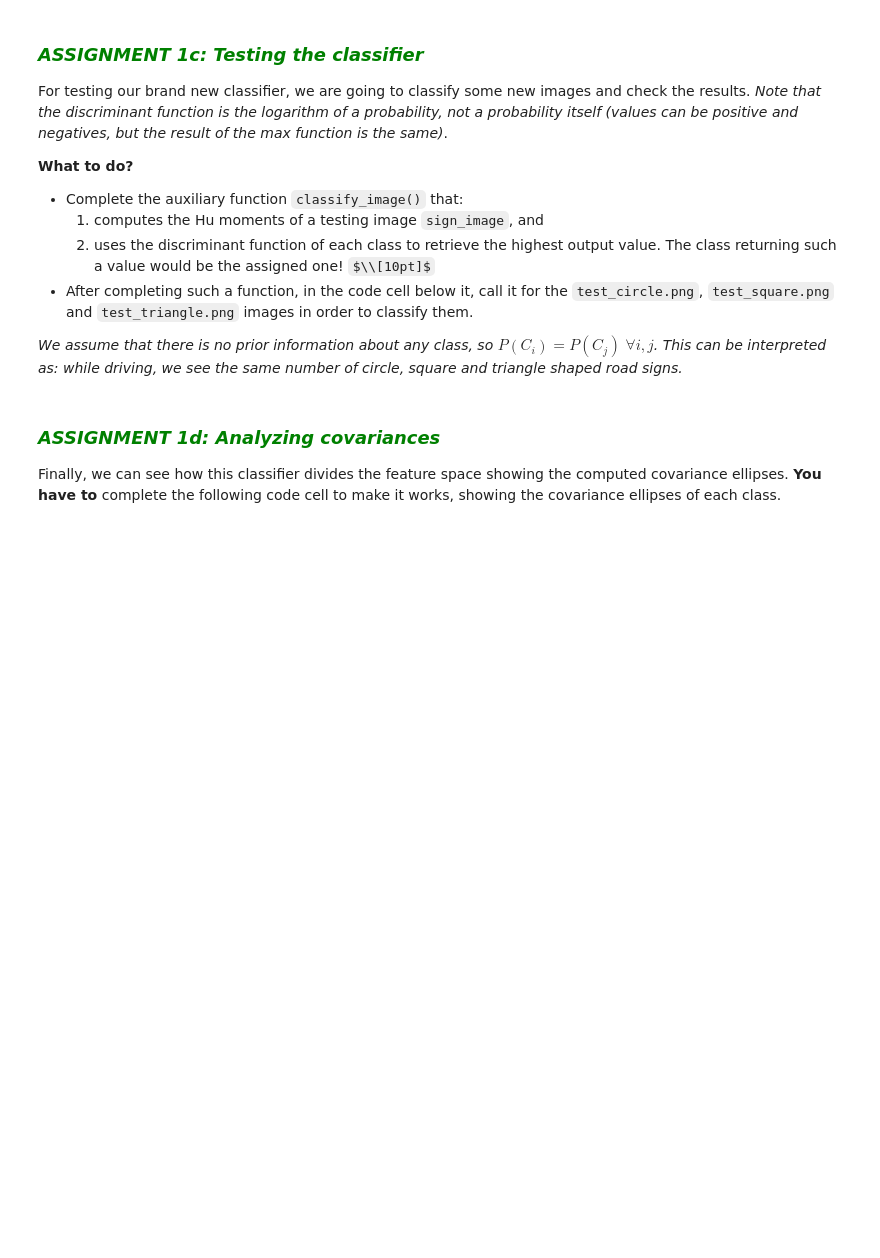
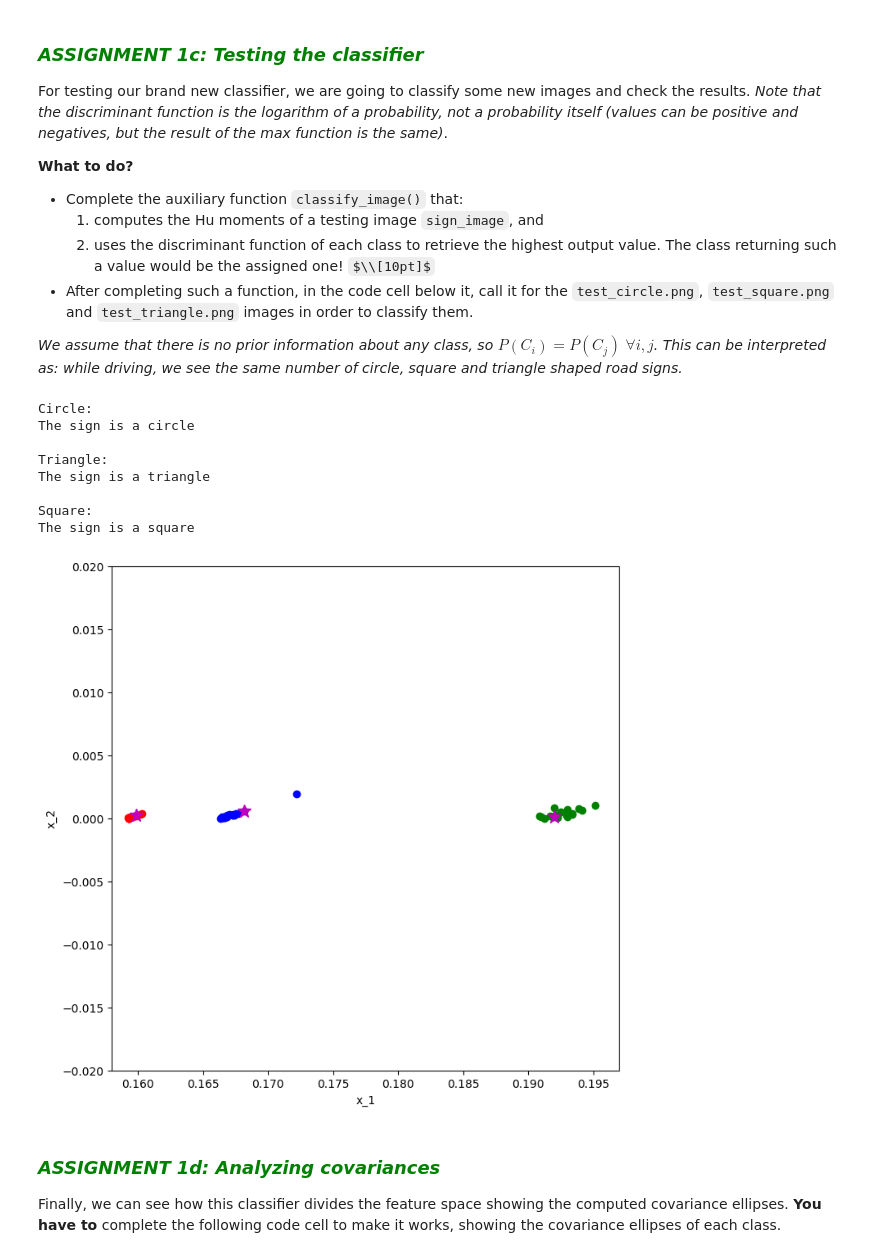
Before and after one commit to Enri238/uma_cv_2025, a Jupyter notebook: Chapter 07. Object Recognition/7.2 Bayesian Classifier based on normal distribution.ipynb, the cells around one changed output. Drawn from its saved outputs; the diff is of its cells as text; code cells hidden in the pictures; some formulas as TeX source; blank space fills up the shorter version.

```diff
--- a/Chapter 07. Object Recognition/7.2 Bayesian Classifier based on normal distribution.ipynb
+++ b/Chapter 07. Object Recognition/7.2 Bayesian Classifier based on normal distribution.ipynb
@@ -279,14 +287,14 @@ train_circles = np.load("./data/hu_circles.npy")[:,:2].T
 train_squares = np.load("./data/hu_squares.npy")[:,:2].T
 
 # Compute covariance matrices
-cov_triangles = np.cov(None)
-cov_circles = np.cov(None)
-cov_squares = np.cov(None)
+cov_triangles = np.cov(train_triangles)
+cov_circles = np.cov(train_circles)
+cov_squares = np.cov(train_squares)
 
 # Compute means
-mean_triangles = None
-mean_circles = None
-mean_squares = None
+mean_triangles = np.mean(train_triangles, axis=1)
+mean_circles = np.mean(train_circles, axis=1)
+mean_squares = np.mean(train_squares, axis=1)
 
 print ('cov_triangles = \n' + str(cov_triangles))
 print ('cov_circles = \n' + str(cov_circles))
@@ -337,7 +358,10 @@ def discriminant_function(features, mu, cov, prior):
             dx: result of discriminant function
     """
     covinv = np.linalg.inv(cov) # Auxiliar variable
-    dx = None # You can divide this computation in as many lines as you need
+    sq_mahalanobis = np.dot(np.dot(np.transpose(features - mu), covinv), (features - mu)) # Squared Mahalanobis distance
+    cov_det = np.linalg.det(cov) # Covariance matrix determinant
+
+    dx = np.log(prior) - 0.5 * (np.log(cov_det) + sq_mahalanobis) # You can divide this computation in as many lines as you need
 
     return dx
 # %% [markdown]
@@ -398,16 +424,16 @@ def classify_image(sign_image):
 
     # Compute Hu moments
     moments = image_moments(sign_image)
-    hu = cv2.HuMoments(None).flatten()[None:None]
+    hu = cv2.HuMoments(moments).flatten()[:2]
 
     # Classify circle test image
     prior = 1/3
-    triangle = discriminant_function(None,None,None,None)
-    circle = discriminant_function(None,None,None,None)
-    square = discriminant_function(None,None,None,None)
+    triangle = discriminant_function(hu,mean_triangles,cov_triangles,prior)
+    circle = discriminant_function(hu,mean_circles,cov_circles,prior)
+    square = discriminant_function(hu,mean_squares,cov_squares,prior)
 
     # Search the maximum
-    classification = max([None,None,None])
+    classification = max([triangle,circle,square])
 
     if classification == triangle:
         print("The sign is a triangle\n")
@@ -420,32 +446,42 @@ def classify_image(sign_image):
 # %%
 # Read images
 test_circle = cv2.imread(images_path + "test_circle.png", 0)
 test_triangle = cv2.imread(images_path + "test_triangle.png", 0)
 test_square = cv2.imread(images_path + "test_square.png", 0)
 
 # Classify them
 print("Circle: ")
-moments_circle = classify_image(None)
+moments_circle = classify_image(test_circle)
 print("Triangle: ")
-moments_triangle = classify_image(None)
+moments_triangle = classify_image(test_triangle)
 print("Square: ")
-moments_square = classify_image(None)
+moments_square = classify_image(test_square)
 
 # Create figure
 fig, ax = plt.subplots()
 plt.axis([0.158, 0.197, -0.02, 0.02])
 
 # Plot hu moments
 plt.plot(train_triangles[0,:],train_triangles[1,:],'go')
 plt.plot(train_circles[0,:],train_circles[1,:],'ro')
 plt.plot(train_squares[0,:],train_squares[1,:],'bo')
 plt.xlabel('x_1')
 plt.ylabel('x_2')
 
 # Plot testing data
 plt.plot(moments_circle[0],moments_circle[1],'*m',markersize=12)
 plt.plot(moments_triangle[0],moments_triangle[1],'*m',markersize=12)
 plt.plot(moments_square[0],moments_square[1],'*m',markersize=12);
+# %% [output]
+Circle:
+The sign is a circle
+
+Triangle:
+The sign is a triangle
+
+Square:
+The sign is a square
+[figure, added]
 # %% [markdown]
 ### **<span style="color:green"><b><i>ASSIGNMENT 1d: Analyzing covariances</i></b></span>**
 
```
Also changed, not shown: parts of 14 cells of this notebook, 4 other files.
